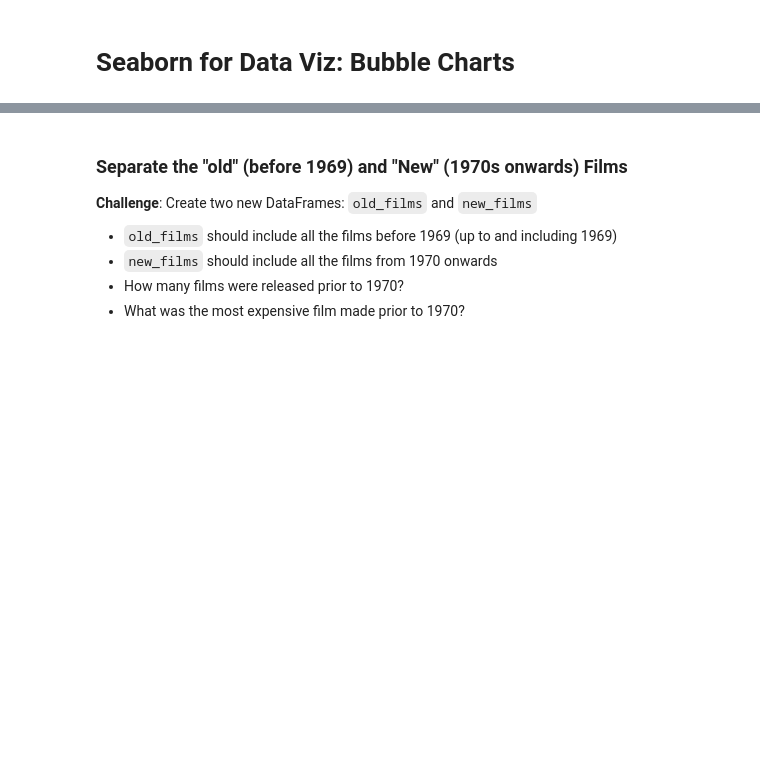
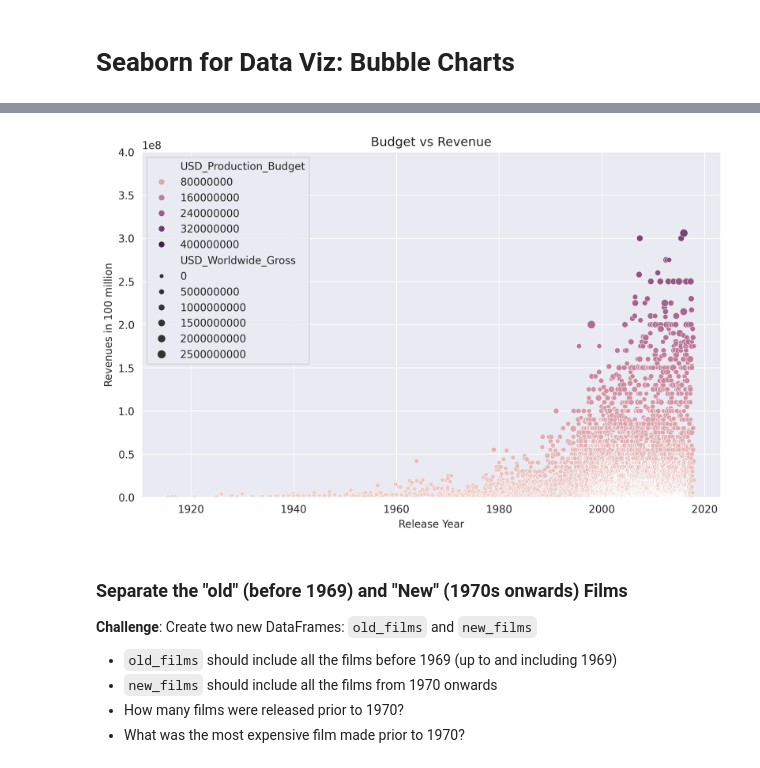
Before and after one commit to rathoddharmendra/python_100din, a Jupyter notebook: Day_78 - scikit-learn n seaborn/Final_Seaborn_and_Linear_Regression.ipynb, the cells around one changed output, grey strips where cells are left out. Saved outputs shown, nothing was run; the diff lists cells and outputs as text; code cells hidden in the pictures; blank space fills up the shorter version.

```diff
--- a/Day_78 - scikit-learn n seaborn/Final_Seaborn_and_Linear_Regression.ipynb
+++ b/Day_78 - scikit-learn n seaborn/Final_Seaborn_and_Linear_Regression.ipynb
@@ -344,3 +409,7 @@ What is the percentage of films where the production costs exceeded the worldwid
 **Challenge**: Try to create the following Bubble Chart:
 
 <img src=https://i.imgur.com/8fUn9T6.png>
+# %%
+# (data_clean.Release_Date[0].year//10)*10
+
+data_clean['Decade'] = data_clean['Release_Date'].agg(lambda x: (x.year//10)*10)
@@ -357,6 +435,44 @@ Here's how:
 <img src=https://i.imgur.com/5m06Ach.png width=650>
 3. Use floor division `//` to convert the year data to the decades of the films.
 4. Add the decades as a `Decade` column to the `data_clean` DataFrame.
+# %%
+plt.figure(figsize=(10,6),dpi=300)
+with sns.axes_style(style={'figure.facecolor': 'white',
+ 'axes.labelcolor': '.15',
+ 'xtick.direction': 'out',
+ 'ytick.direction': 'out',
+ 'xtick.color': '.15',
+ 'ytick.color': '.15',
+ 'axes.axisbelow': True,
+ 'grid.linestyle': '-',
+ 'text.color': '.15',
+ 'font.family': ['sans-serif'],
+ 'font.sans-serif': ['Arial',
+  'DejaVu Sans',
+  'Liberation Sans',
+  'Bitstream Vera Sans',
+  'sans-serif'],
+ 'lines.solid_capstyle': 'round',
+ 'patch.edgecolor': 'w',
+ 'patch.force_edgecolor': True,
+ 'image.cmap': 'rocket',
+ 'xtick.top': False,
+ 'ytick.right': False,
+ 'axes.grid': True,
+ 'axes.facecolor': '#EAEAF2',
+ 'axes.edgecolor': 'white',
+ 'grid.color': 'white',
+ 'axes.spines.left': True,
+ 'axes.spines.bottom': True,
+ 'axes.spines.right': True,
+ 'axes.spines.top': True,
+ 'xtick.bottom': False,
+ 'ytick.left': False}):
+  scatter=sns.scatterplot(y='USD_Production_Budget',x='Release_Date',data=data_clean,hue='USD_Production_Budget', size='USD_Worldwide_Gross')
+scatter.set(ylabel='Revenues in 100 million', xlabel='Release Year', title='Budget vs Revenue', ylim=(0,400000000))
+plt.show()
+# %% [output]
+[figure, added]
 # %% [markdown]
 ### Separate the "old" (before 1969) and "New" (1970s onwards) Films
 
```
Also changed, not shown: parts of 38 cells of this notebook.
